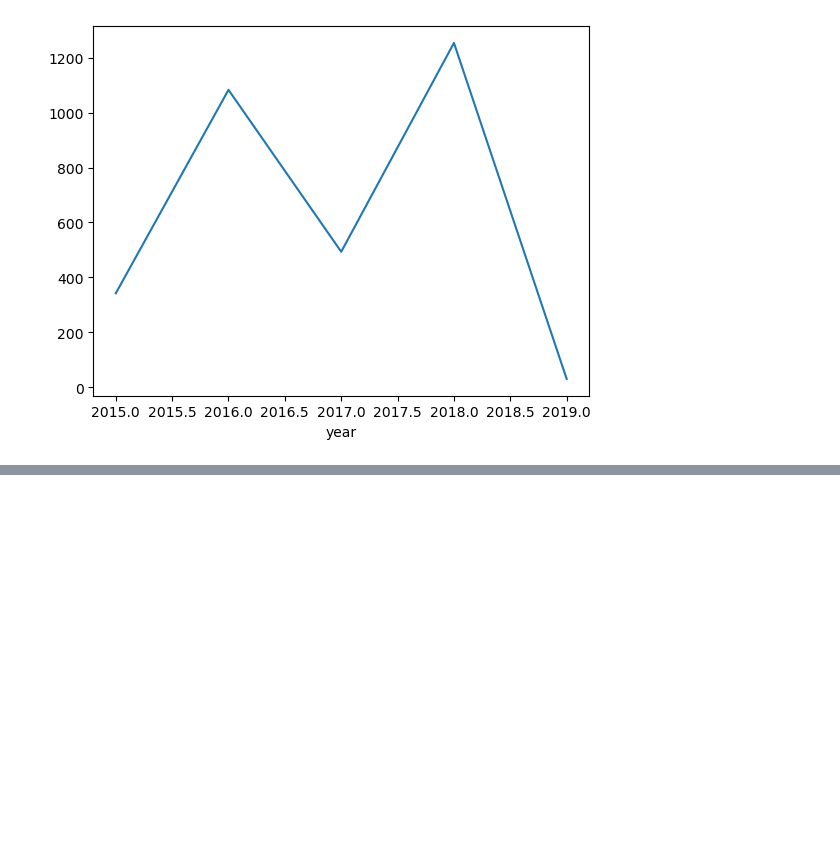
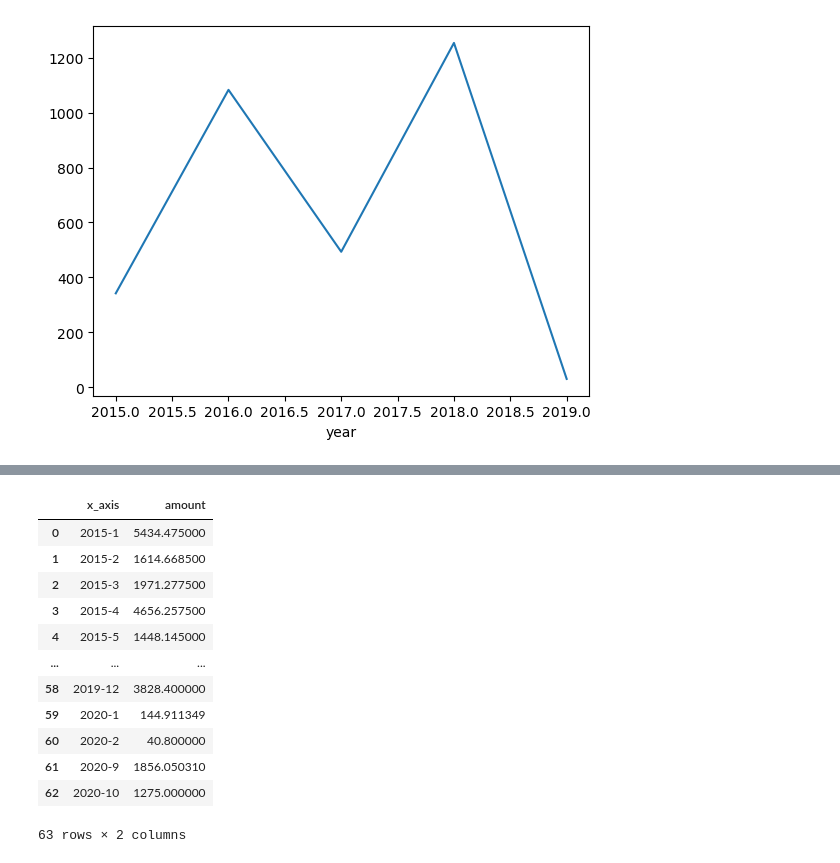
Before and after one commit to write2shivamgithub/Streamlit, a Jupyter notebook: Cleaning.ipynb, the cells around one changed output, grey strips where cells are left out. Cells and saved outputs as stored; diff of their text form; code cells hidden in the pictures; blank space fills up the shorter version.

```diff
--- a/Cleaning.ipynb
+++ b/Cleaning.ipynb
@@ -335,0 +410,16 @@ df[df['investors'].str.contains('IDG Ventures')].groupby('year')['amount'].sum()
+# %%
+temp_df[['x_axis','amount']]
+# %% [output]
+|  | x_axis | amount |
+| 0 | 2015-1 | 5434.475000 |
+| 1 | 2015-2 | 1614.668500 |
+| 2 | 2015-3 | 1971.277500 |
+| 3 | 2015-4 | 4656.257500 |
+| 4 | 2015-5 | 1448.145000 |
+| ... | ... | ... |
+| 58 | 2019-12 | 3828.400000 |
+| 59 | 2020-1 | 144.911349 |
+| 60 | 2020-2 | 40.800000 |
+| 61 | 2020-9 | 1856.050310 |
+| 62 | 2020-10 | 1275.000000 |
+63 rows × 2 columns
```
Also changed, not shown: parts of 8 cells of this notebook, 1 other file.
